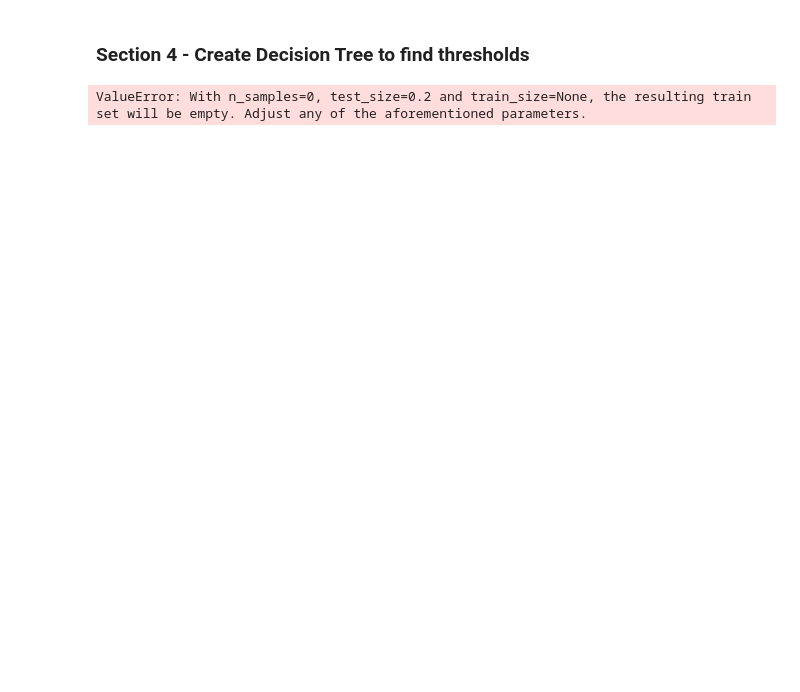
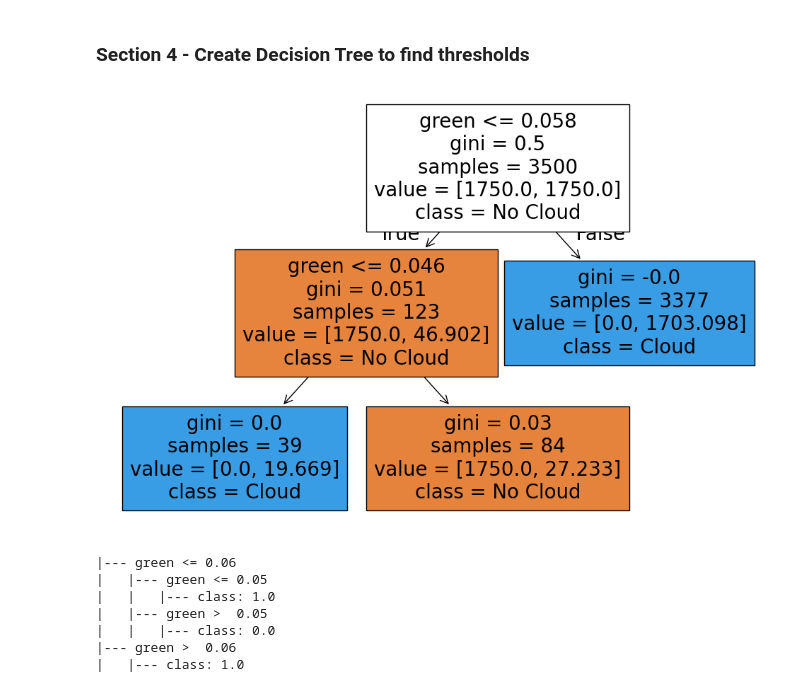
Before and after one commit to clinton-alden/goes_clouds, a Jupyter notebook: analysis/06_tsi_goes_comparison.ipynb, the cells around one changed output. Saved outputs shown, nothing was run; the diff lists cells and outputs as text; code cells hidden in the pictures; blank space fills up the shorter version.

Commit message:
streamlined model

```diff
--- a/analysis/06_tsi_goes_comparison.ipynb
+++ b/analysis/06_tsi_goes_comparison.ipynb
@@ -146,0 +141,6 @@ Data variables:
+# %%
+path = '/storage/cdalden/goes/colorado/goes16/rgb_composite/'
+ds = xr.open_dataset(path + 'combined1_goes16_C02_C05_C13_rgb_colorado_202207.nc')
+ds = ds.rename({'t': 'time'})
+# ds = ds.drop_dims('time')
+ds
@@ -186,0 +180,6 @@ goes_tsi_df
+# %%
+# Select the nearest TSI timesteps for each spatial_avg timestep
+nearest_tsi = tsi_ds['cloud_binary'].sel(time=spatial_avg['time'], method='nearest')
+# Ensure no duplicate timestamps in the nearest_tsi dataset
+nearest_tsi = nearest_tsi.drop_duplicates(dim='time')
+nearest_tsi
@@ -186,0 +202,12 @@ goes_tsi_df
+# %%
+spatial_avg['cloud_binary'] = nearest_tsi
+
+goes_tsi_ds = spatial_avg
+# %%
+# Create a mask where all variables are non-NaN
+mask = ~goes_tsi_ds.to_array().isnull().any(dim='variable')
+
+# Apply the mask to filter the dataset
+goes_tsi_ds = goes_tsi_ds.sel(time=goes_tsi_ds['time'][mask])
+
+goes_tsi_ds
@@ -187,28 +224,28 @@ goes_tsi_df
 # %% [markdown]
 ### Section 4 - Create Decision Tree to find thresholds
-# %%
-# Assuming merged_df is already loaded
-# Separate features and target
-X = goes_tsi_df[['red', 'green', 'blue']]  # Features
-y = goes_tsi_df['cloud_binary']  # Target
-
-# Split the data into training and testing sets
-X_train, X_test, y_train, y_test = train_test_split(X, y, test_size=0.2, random_state=42)
-
-# Initialize and train the decision tree classifier
-clf = DecisionTreeClassifier(random_state=42)
-clf.fit(X_train, y_train)
-
-# Make predictions on the test set
-y_pred = clf.predict(X_test)
-
-# Evaluate the model
-print("Accuracy:", accuracy_score(y_test, y_pred))
-print("Classification Report:\n", classification_report(y_test, y_pred))
-
-# Visualize the decision tree
-plt.figure(figsize=(12, 8))
-plot_tree(clf, feature_names=['red', 'green', 'blue'], class_names=['0', '1'], filled=True)
-plt.show()
-# %% [output]
-ValueError: With n_samples=0, test_size=0.2 and train_size=None, the resulting train set will be empty. Adjust any of the aforementioned parameters.
+# %%
+# Prepare the data
+X = goes_tsi_ds[['red', 'green', 'blue']].to_dataframe().dropna()
+y = goes_tsi_ds['cloud_binary'].to_dataframe().loc[X.index]
+
+# Train the decision tree classifier
+clf = DecisionTreeClassifier(max_depth=2, min_samples_split=10, class_weight='balanced', random_state=42)  # Limit depth for interpretability
+clf.fit(X, y)
+
+# Visualize the decision tree
+plt.figure(figsize=(12, 8))
+plot_tree(clf, feature_names=['red', 'green', 'blue'], class_names=['No Cloud', 'Cloud'], filled=True)
+plt.show()
+
+# Output the decision rules
+tree_rules = export_text(clf, feature_names=['red', 'green', 'blue'])
+print(tree_rules)
+# %% [output]
+[figure, added]
+|--- green <= 0.06
+|   |--- green <= 0.05
+|   |   |--- class: 1.0
+|   |--- green >  0.05
+|   |   |--- class: 0.0
+|--- green >  0.06
+|   |--- class: 1.0
```
Also changed, not shown: parts of 20 cells of this notebook.
